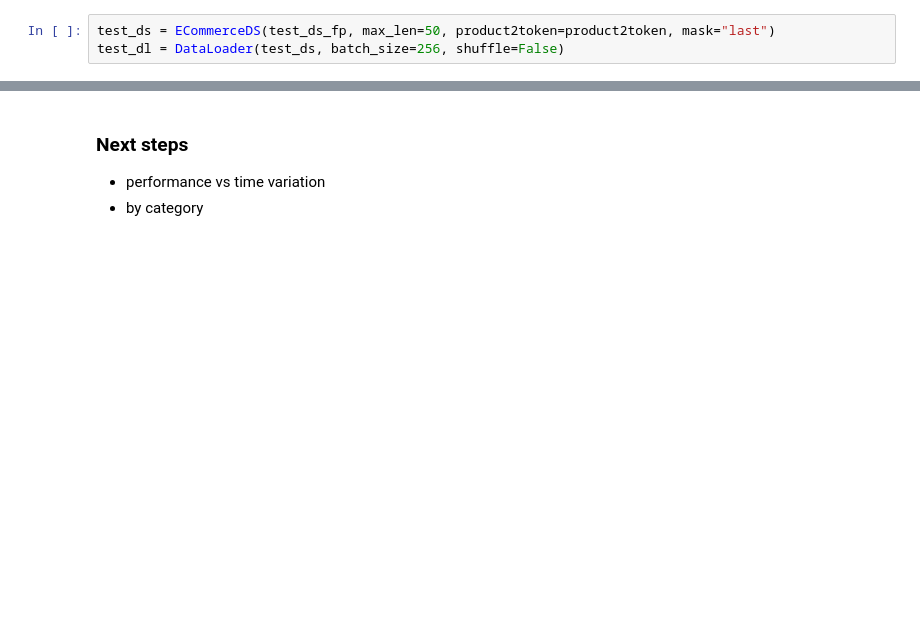
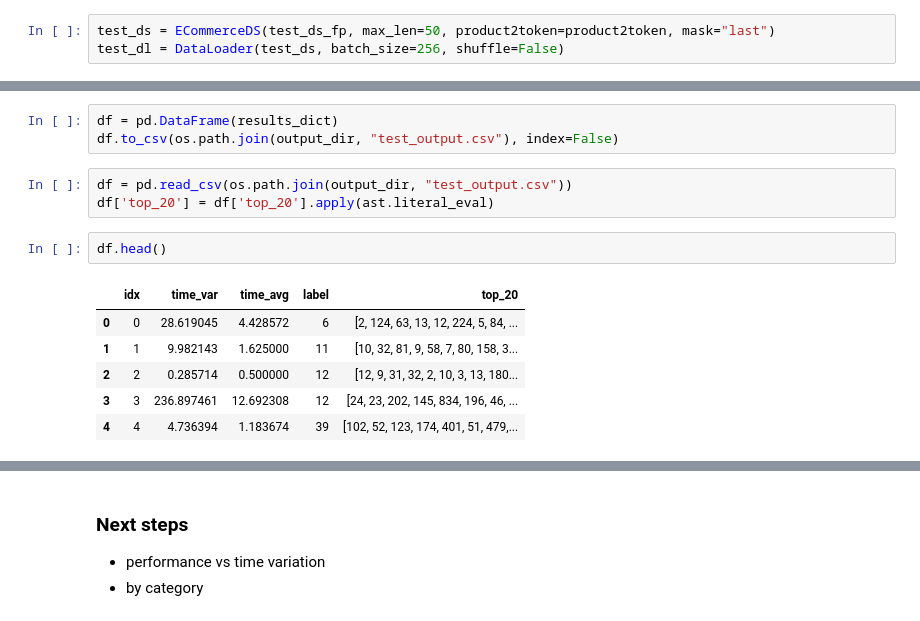
Before and after one commit to mehardsingh/eecs576_final_project, a Jupyter notebook: evaluate_srgnn.ipynb, the cells around one changed output, grey strips where cells are left out. Cells and saved outputs as stored; diff of their text form; blank space fills up the shorter version.

```diff
--- a/evaluate_srgnn.ipynb
+++ b/evaluate_srgnn.ipynb
@@ -77,0 +116,15 @@ with torch.no_grad():  # Disable gradient computation for evaluation
+# %%
+df = pd.DataFrame(results_dict)
+df.to_csv(os.path.join(output_dir, "test_output.csv"), index=False)
+# %%
+df = pd.read_csv(os.path.join(output_dir, "test_output.csv"))
+df['top_20'] = df['top_20'].apply(ast.literal_eval)
+# %%
+df.head()
+# %% [output]
+|  | idx | time_var | time_avg | label | top_20 |
+| 0 | 0 | 28.619045 | 4.428572 | 6 | [2, 124, 63, 13, 12, 224, 5, 84, ... |
+| 1 | 1 | 9.982143 | 1.625000 | 11 | [10, 32, 81, 9, 58, 7, 80, 158, 3... |
+| 2 | 2 | 0.285714 | 0.500000 | 12 | [12, 9, 31, 32, 2, 10, 3, 13, 180... |
+| 3 | 3 | 236.897461 | 12.692308 | 12 | [24, 23, 202, 145, 834, 196, 46, ... |
+| 4 | 4 | 4.736394 | 1.183674 | 39 | [102, 52, 123, 174, 401, 51, 479,... |
```
Also changed, not shown: parts of 7 cells of this notebook, 16 other files.
